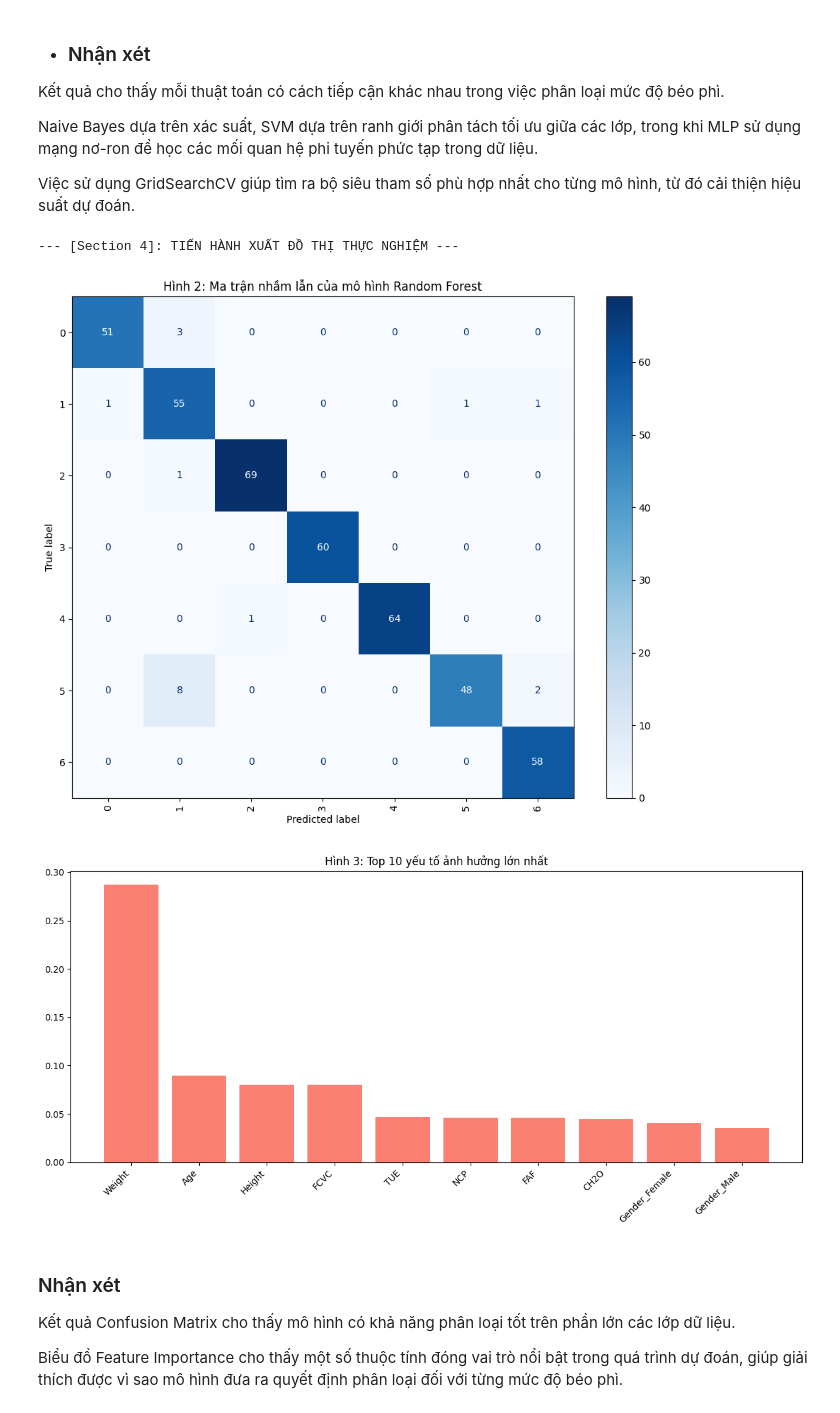
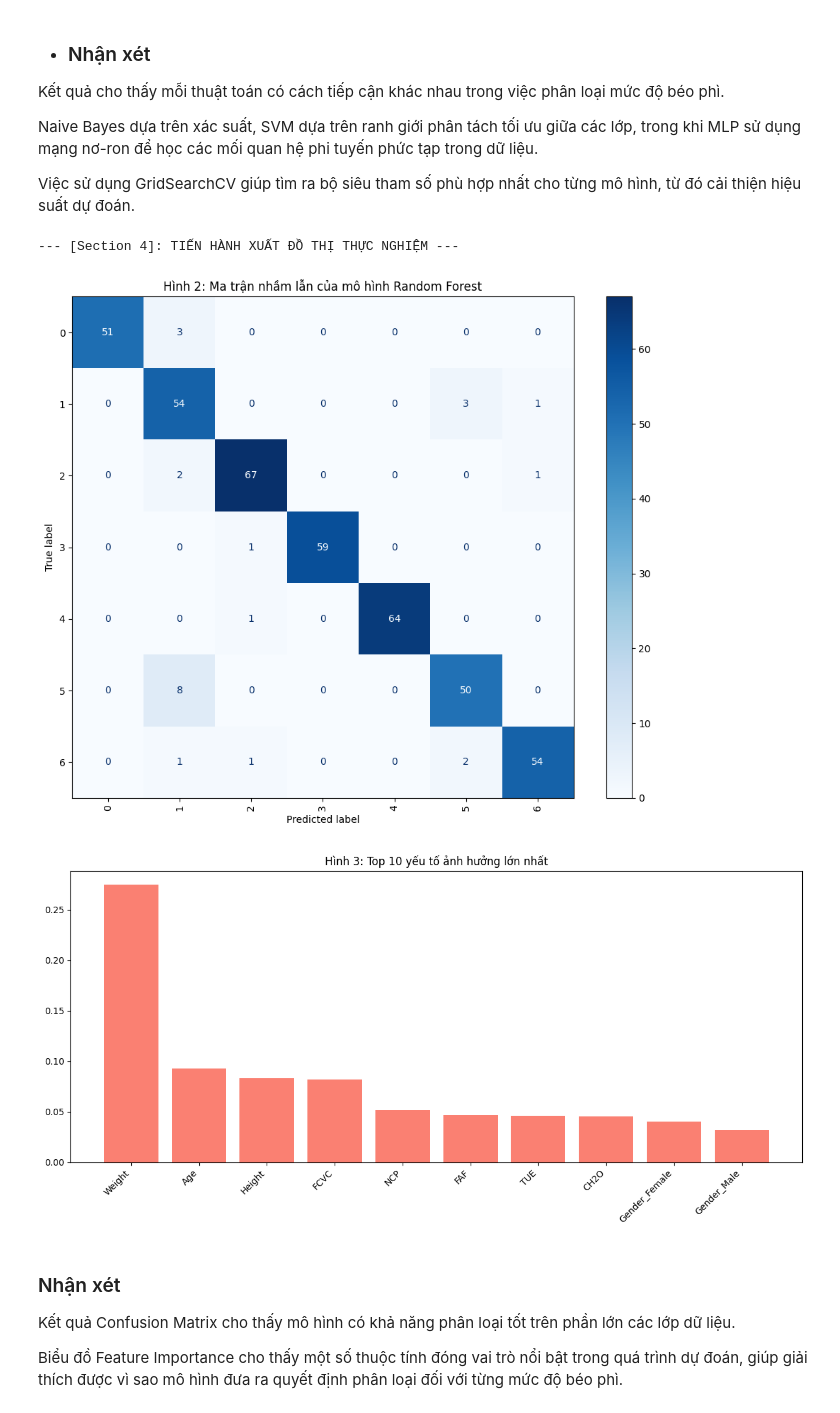
Before and after one commit to VuThienSinh-23130276/obesity-prediction-ML, a Jupyter notebook: obesity_prediction.ipynb, the cells around one changed output. Saved outputs shown, nothing was run; the diff lists cells and outputs as text; code cells hidden in the pictures.

```diff
--- a/obesity_prediction.ipynb
+++ b/obesity_prediction.ipynb
@@ -315,47 +437,84 @@ Việc sử dụng GridSearchCV giúp tìm ra bộ siêu tham số phù hợp nh
 # %%
 print("--- [Section 4]: TIẾN HÀNH XUẤT ĐỒ THỊ THỰC NGHIỆM ---")
 
+# Lấy mô hình Random Forest tốt nhất
+best_rf = best_models["RandomForest"]
 
-best_rf = models['RandomForest'][0].set_params(**grid.best_params_)
+# Chia tập Train/Test độc lập
+X_train, X_test, y_train, y_test = train_test_split(
+    X,
+    y_encoded,
+    test_size=0.2,
+    stratify=y_encoded,
+    random_state=42
+)
 
-best_rf = grid.best_estimator_
+# Huấn luyện
+best_rf.fit(X_train, y_train)
 
-
-for train_idx, test_idx in skf.split(X_final, y_encoded):
-    X_train, X_test = X_final[train_idx], X_final[test_idx]
-    y_train, y_test = y_encoded[train_idx], y_encoded[test_idx]
-    break
-
-best_rf.fit(X_train, y_train)
+# Dự đoán
 y_pred = best_rf.predict(X_test)
 
-from sklearn.metrics import ConfusionMatrixDisplay
-fig, ax = plt.subplots(figsize=(10, 8))
+# =============================
+# Confusion Matrix
+# =============================
+fig, ax = plt.subplots(figsize=(10,8))
+
 cm = confusion_matrix(y_test, y_pred)
 
 disp = ConfusionMatrixDisplay(confusion_matrix=cm)
-disp.plot(cmap='Blues', xticks_rotation='vertical', ax=ax)
+disp.plot(cmap="Blues",
+          xticks_rotation="vertical",
+          ax=ax)
+
 plt.title("Hình 2: Ma trận nhầm lẫn của mô hình Random Forest")
 plt.tight_layout()
-plt.savefig('confusion_matrix_rf.png', dpi=300)
+plt.savefig("confusion_matrix_rf.png", dpi=300)
 plt.show()
 
-all_feature_names = num_cols + encoder.get_feature_names_out(cat_cols).tolist()
+# =============================
+# Feature Importance
+# =============================
 
-importances = best_rf.feature_importances_
+# Lấy encoder từ Pipeline
+encoder = best_rf.named_steps["preprocessor"].named_transformers_["cat"]
+
+feature_names = (
+    num_cols
+    + encoder.get_feature_names_out(cat_cols).tolist()
+)
+
+# Lấy Random Forest từ Pipeline
+rf_model = best_rf.named_steps["model"]
+
+importances = rf_model.feature_importances_
+
 indices = np.argsort(importances)[::-1]
 
-plt.figure(figsize=(12, 6))
+plt.figure(figsize=(12,6))
+
 plt.title("Hình 3: Top 10 yếu tố ảnh hưởng lớn nhất")
-plt.bar(range(10), importances[indices[:10]], align="center", color='salmon')
-plt.xticks(range(10), [all_feature_names[i] for i in indices[:10]], rotation=45, ha='right')
+
+plt.bar(
+    range(10),
+    importances[indices[:10]],
+    color="salmon"
+)
+
+plt.xticks(
+    range(10),
+    [feature_names[i] for i in indices[:10]],
+    rotation=45,
+    ha="right"
+)
+
 plt.tight_layout()
-plt.savefig('feature_importance.png', dpi=300)
+plt.savefig("feature_importance.png", dpi=300)
 plt.show()
 # %% [output]
 --- [Section 4]: TIẾN HÀNH XUẤT ĐỒ THỊ THỰC NGHIỆM ---
-[figure, old version]
+[figure, new version]
-[figure, old version]
+[figure, new version]
 # %% [markdown]
 ### Nhận xét
 
```
Also changed, not shown: parts of 6 cells of this notebook.
